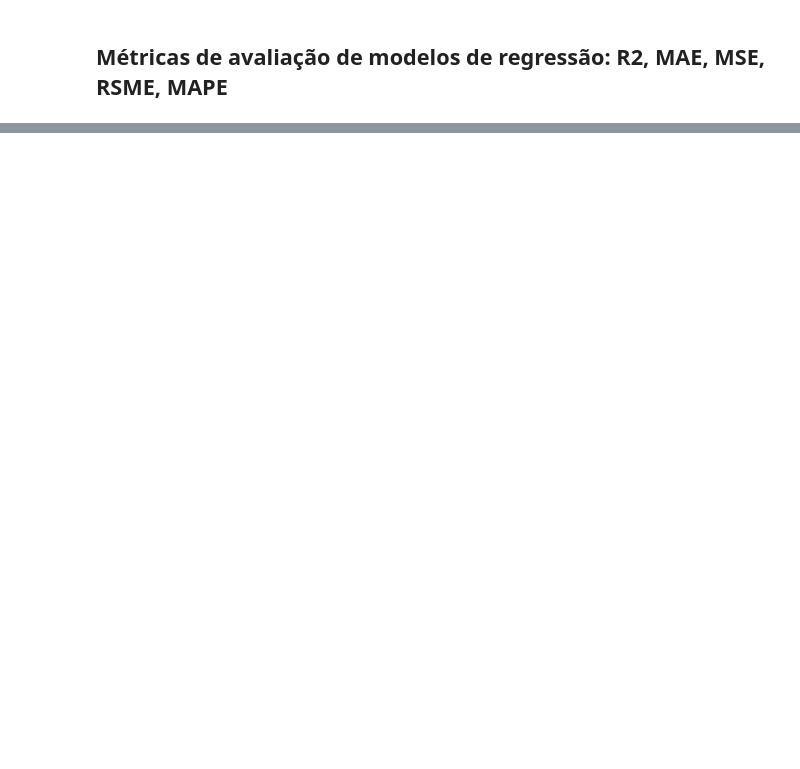
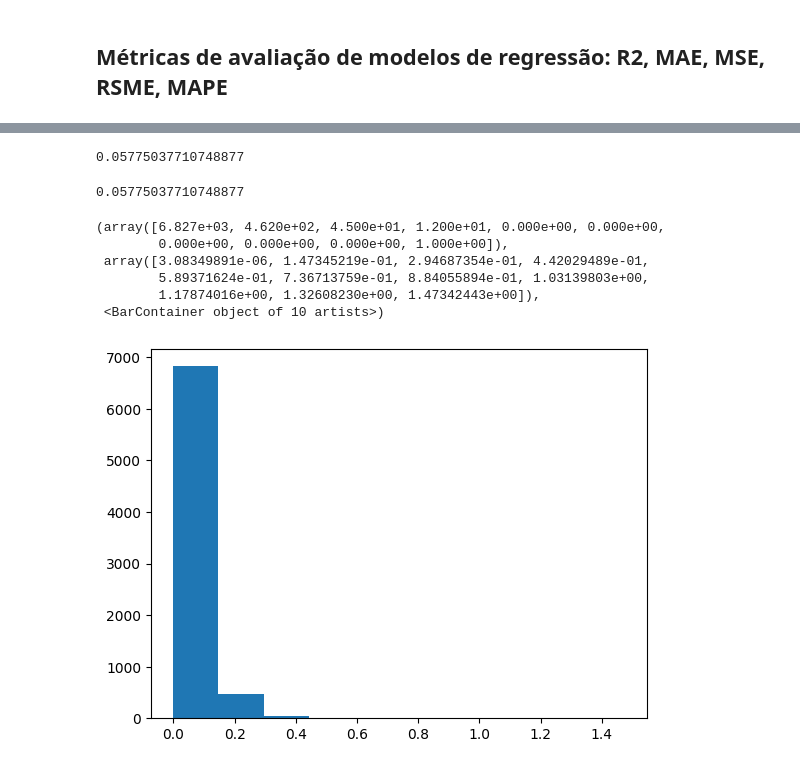
Before and after one commit to leandroneckel/aulas_data_science, a Jupyter notebook: Notebooks/Unidade 4/01_exploracao_metricas_regressao.ipynb, the cells around one changed output, grey strips where cells are left out. Saved outputs shown, nothing was run; the diff lists cells and outputs as text; code cells hidden in the pictures; blank space fills up the shorter version.

```diff
--- a/Notebooks/Unidade 4/01_exploracao_metricas_regressao.ipynb
+++ b/Notebooks/Unidade 4/01_exploracao_metricas_regressao.ipynb
@@ -302,3 +325,7 @@ plt.tight_layout()
 ## Métricas de avaliação de modelos de regressão: R2, MAE, MSE, RSME, MAPE
 # %%
 from sklearn.metrics import r2_score, mean_absolute_error, mean_squared_error,mean_absolute_percentage_error
+# %%
+analise_resultado = pd.DataFrame()
+analise_resultado['y_teste'] = y_teste
+analise_resultado['y_previsto'] = y_prev
@@ -304,0 +361,4 @@ from sklearn.metrics import r2_score, mean_absolute_error, mean_squared_error,me
+# %%
+analise_resultado['erro'] = analise_resultado.y_previsto-analise_resultado.y_teste
+analise_resultado['erro_absoluto'] = abs(analise_resultado.y_previsto-analise_resultado.y_teste)
+analise_resultado
@@ -304,0 +402,3 @@ from sklearn.metrics import r2_score, mean_absolute_error, mean_squared_error,me
+# %%
+analise_resultado['erro_quadratico'] = analise_resultado.erro**2
+analise_resultado
@@ -304,0 +443,3 @@ from sklearn.metrics import r2_score, mean_absolute_error, mean_squared_error,me
+# %%
+analise_resultado['pc_erro'] = analise_resultado.erro_absoluto/analise_resultado.y_teste
+analise_resultado
@@ -304,0 +460,20 @@ from sklearn.metrics import r2_score, mean_absolute_error, mean_squared_error,me
+# %%
+erro_absoluto_percentual_medio = analise_resultado.pc_erro.mean()
+erro_absoluto_percentual_medio
+# %% [output]
+0.05775037710748877
+# %%
+mape = mean_absolute_percentage_error(y_teste,y_prev)
+mape
+# %% [output]
+0.05775037710748877
+# %%
+plt.hist(analise_resultado.pc_erro)
+# %% [output]
+(array([6.827e+03, 4.620e+02, 4.500e+01, 1.200e+01, 0.000e+00, 0.000e+00,
+        0.000e+00, 0.000e+00, 0.000e+00, 1.000e+00]),
+ array([3.08349891e-06, 1.47345219e-01, 2.94687354e-01, 4.42029489e-01,
+        5.89371624e-01, 7.36713759e-01, 8.84055894e-01, 1.03139803e+00,
+        1.17874016e+00, 1.32608230e+00, 1.47342443e+00]),
+ <BarContainer object of 10 artists>)
+[figure, added]
```
Also changed, not shown: parts of 30 cells of this notebook, 2 other files.
